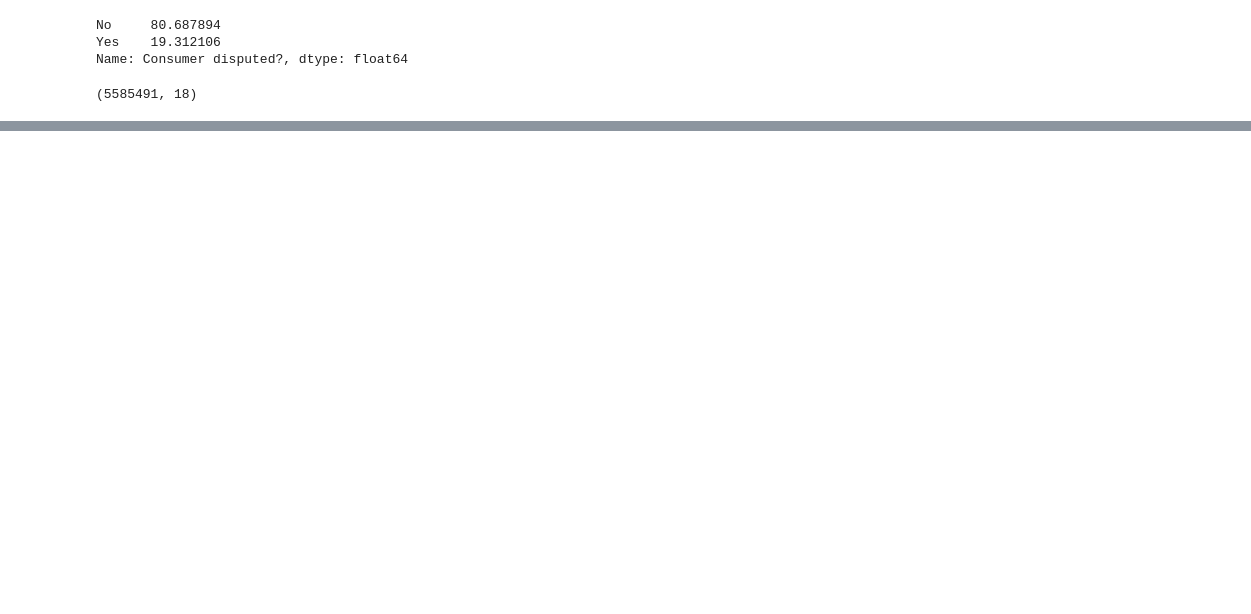
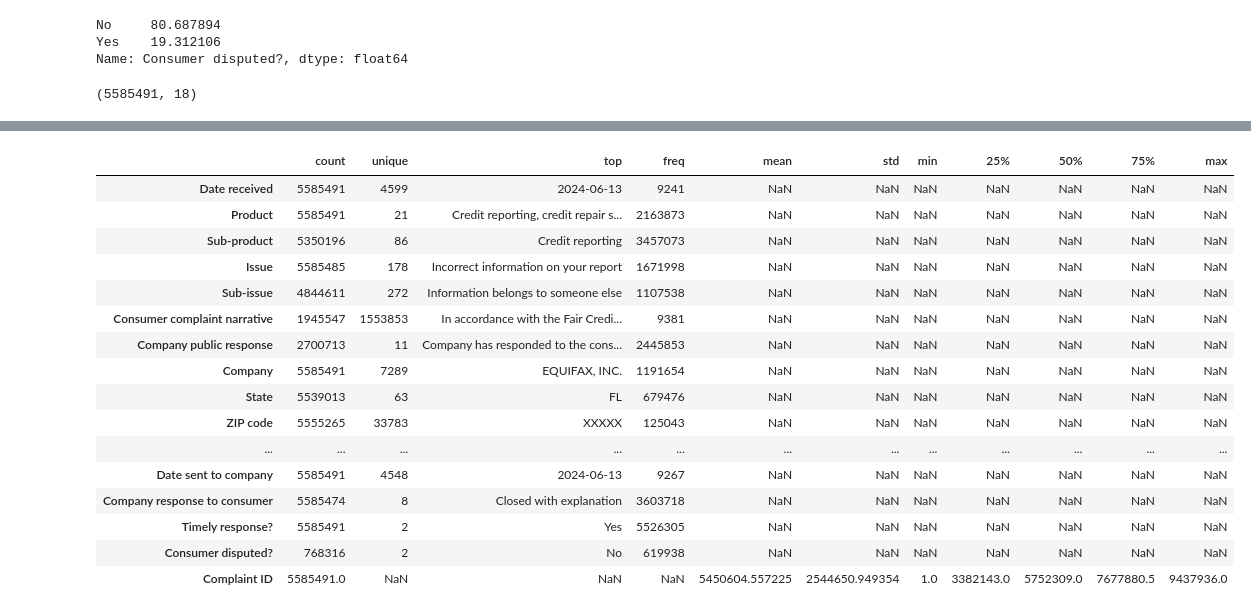
Before and after one commit to natek-1/finance_complaint_analysis, a Jupyter notebook: notebooks/EDA.ipynb, the cells around one changed output, grey strips where cells are left out. Cells and saved outputs as stored; diff of their text form; code cells hidden in the pictures; blank space fills up the shorter version.

```diff
--- a/notebooks/EDA.ipynb
+++ b/notebooks/EDA.ipynb
@@ -56,0 +81,22 @@ df.shape
+# %%
+df.replace('', np.nan, inplace=True)
+# %%
+df.describe(include='all').T
+# %% [output]
+|  | count | unique | top | freq | mean | std | min | 25% | 50% | 75% | max |
+| Date received | 5585491 | 4599 | 2024-06-13 | 9241 | NaN | NaN | NaN | NaN | NaN | NaN | NaN |
+| Product | 5585491 | 21 | Credit reporting, credit repair s... | 2163873 | NaN | NaN | NaN | NaN | NaN | NaN | NaN |
+| Sub-product | 5350196 | 86 | Credit reporting | 3457073 | NaN | NaN | NaN | NaN | NaN | NaN | NaN |
+| Issue | 5585485 | 178 | Incorrect information on your report | 1671998 | NaN | NaN | NaN | NaN | NaN | NaN | NaN |
+| Sub-issue | 4844611 | 272 | Information belongs to someone else | 1107538 | NaN | NaN | NaN | NaN | NaN | NaN | NaN |
+| Consumer complaint narrative | 1945547 | 1553853 | In accordance with the Fair Credi... | 9381 | NaN | NaN | NaN | NaN | NaN | NaN | NaN |
+| Company public response | 2700713 | 11 | Company has responded to the cons... | 2445853 | NaN | NaN | NaN | NaN | NaN | NaN | NaN |
+| Company | 5585491 | 7289 | EQUIFAX, INC. | 1191654 | NaN | NaN | NaN | NaN | NaN | NaN | NaN |
+| State | 5539013 | 63 | FL | 679476 | NaN | NaN | NaN | NaN | NaN | NaN | NaN |
+| ZIP code | 5555265 | 33783 | XXXXX | 125043 | NaN | NaN | NaN | NaN | NaN | NaN | NaN |
+| ... | ... | ... | ... | ... | ... | ... | ... | ... | ... | ... | ... |
+| Date sent to company | 5585491 | 4548 | 2024-06-13 | 9267 | NaN | NaN | NaN | NaN | NaN | NaN | NaN |
+| Company response to consumer | 5585474 | 8 | Closed with explanation | 3603718 | NaN | NaN | NaN | NaN | NaN | NaN | NaN |
+| Timely response? | 5585491 | 2 | Yes | 5526305 | NaN | NaN | NaN | NaN | NaN | NaN | NaN |
+| Consumer disputed? | 768316 | 2 | No | 619938 | NaN | NaN | NaN | NaN | NaN | NaN | NaN |
+| Complaint ID | 5585491.0 | NaN | NaN | NaN | 5450604.557225 | 2544650.949354 | 1.0 | 3382143.0 | 5752309.0 | 7677880.5 | 9437936.0 |
```
Also changed, not shown: parts of 12 cells of this notebook.
